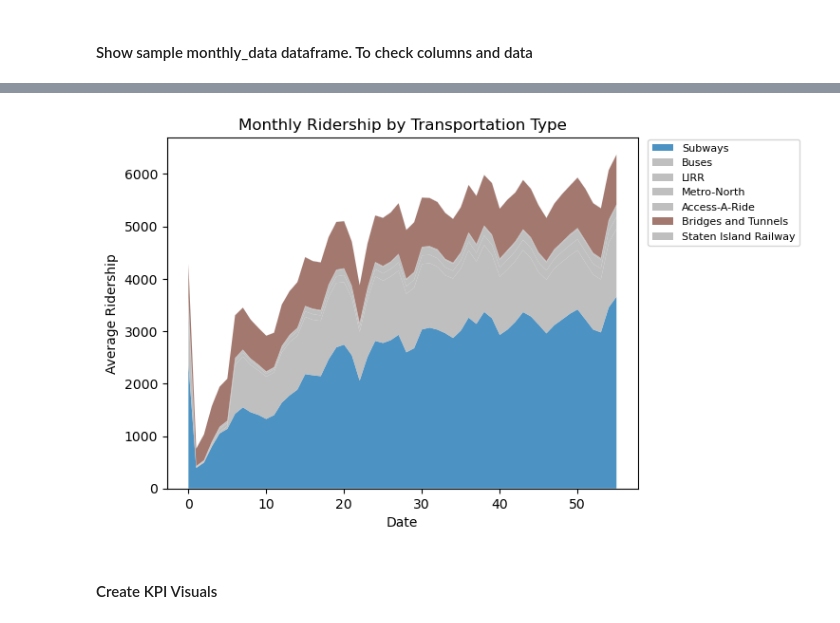
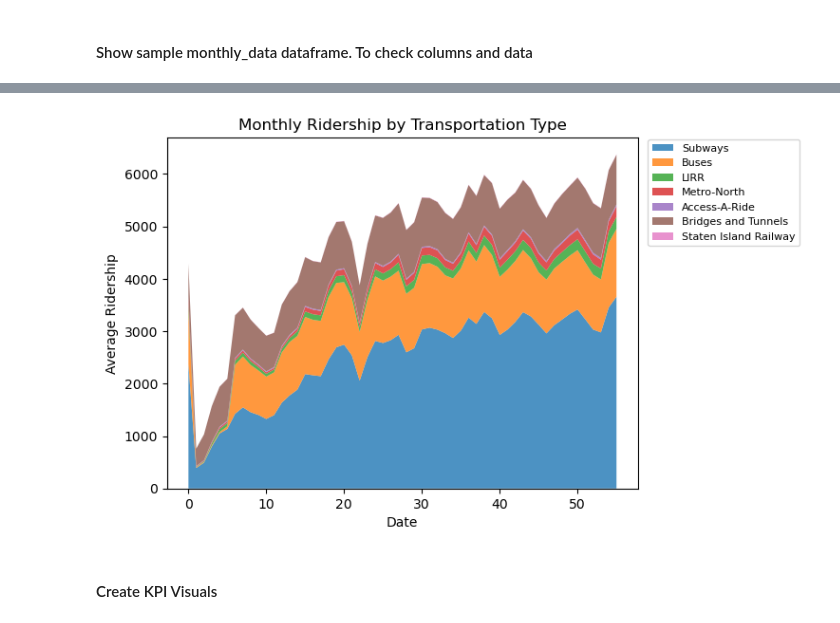
Before and after one commit to andrewhubb/Maven_commuter_challenge, a Jupyter notebook: MTA Daily Ride.ipynb, the cells around one changed output, grey strips where cells are left out. Drawn from its saved outputs; the diff is of its cells as text; code cells hidden in the pictures.

```diff
--- a/MTA Daily Ride.ipynb
+++ b/MTA Daily Ride.ipynb
@@ -377,31 +521,31 @@ monthly_data.head()
 # %%
 fig, ax = plt.subplots()
 #full_colours = ['#1f77b4', '#ff7f0e', '#2ca02c', '#d62728', '#9467bd', '#8c564b', '#e377c2']
 colours = ['#1f77b4', '#b0b0b0', '#b0b0b0', '#b0b0b0', '#b0b0b0', '#8c564b', '#b0b0b0']
 services = ['Subways', 'Buses', 'LIRR', 'Metro-North', 'Access-A-Ride', 'Bridges and Tunnels', 'Staten Island Railway']
 rider_data = monthly_data[services]
 ax.stackplot(
     rider_data.index,
     rider_data.T,
     labels = services,
-    colors = colours,
+    colors = full_colours,
     alpha = 0.8
 );
 
 ax.set_xlabel('Date')
 ax.set_ylabel('Average Ridership')
 ax.set_title('Monthly Ridership by Transportation Type')
 
 handles, labels = ax.get_legend_handles_labels()
 ax.legend(
    bbox_to_anchor= (1.01,1.01),fontsize = 8
 )
 
 #ax.legend()  # Displays the legend for each series
 
 plt.show();
 # %% [output]
-[figure, old version]
+[figure, new version]
 # %% [markdown]
 #### Create KPI Visuals
 # %%
```
Also changed, not shown: parts of 12 cells of this notebook, 1 other file.
